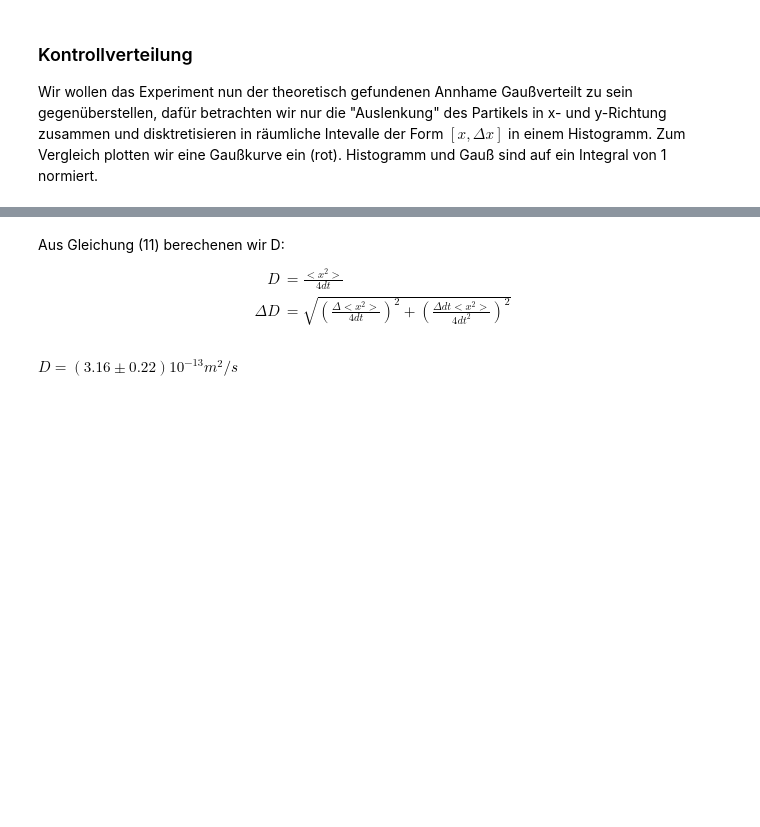
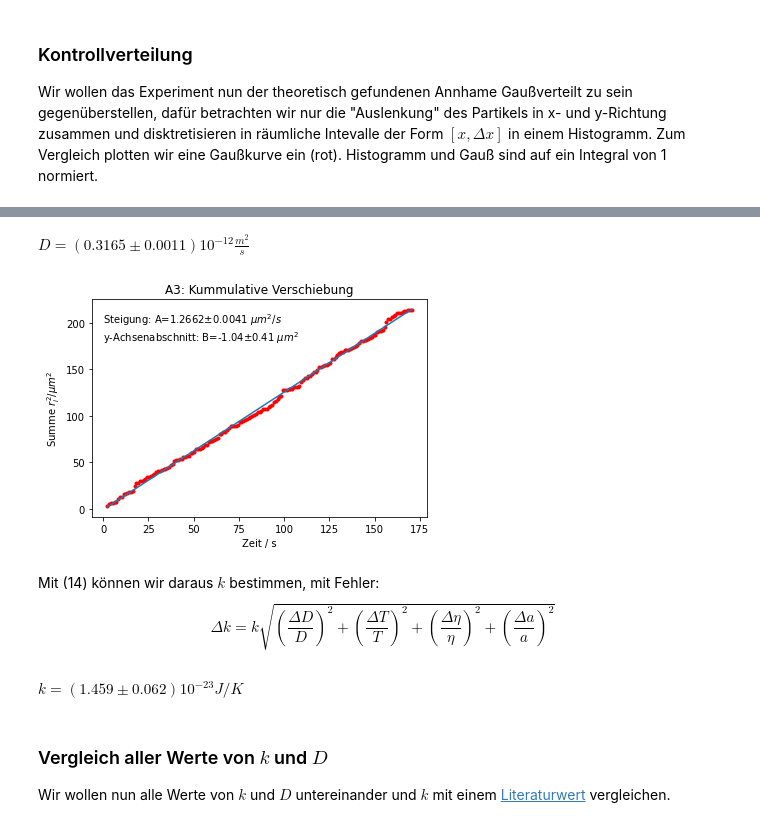
Before and after one commit to leonardscheuer/PAP2, a Jupyter notebook: 223/223.ipynb, the cells around one changed output, grey strips where cells are left out. Drawn from its saved outputs; the diff is of its cells as text; code cells hidden in the pictures; blank space fills up the shorter version.

```diff
--- a/223/223.ipynb
+++ b/223/223.ipynb
@@ -234,30 +254,42 @@ _=plt.text(-3.5,0.40,'$\sigma$={value:0.3f}'.format(value=sigma)+ '$\mu m$')
 # %%
-#Kummulative Verteilung
-
 r_kumm=np.cumsum(r_squared)
 
 from scipy.optimize import curve_fit
 def linear(x,a,b):
     return a*x+b
 
 popt, pcov=curve_fit(linear, t[:-1], r_kumm)
 
 plt.plot(t[:-1], r_kumm, marker='.', color='red', linewidth=0)
 plt.xlabel('Zeit / s')
 plt.ylabel('Summe $r_i^2 /\mu m^2$')
-plt.title('Kummulative Verschiebung')
+plt.title('A3: Kummulative Verschiebung')
 #plt.savefig('brown3.pdf', format='PDF')
-print('A=', popt[0], '±', np.sqrt(pcov[0,0]))
-print('B=', popt[1], '±', np.sqrt(pcov[1,1]))
+#print('A=', popt[0], '±', np.sqrt(pcov[0,0]))
+#print('B=', popt[1], '±', np.sqrt(pcov[1,1]))
+plt.plot(t[:-1], linear(t[:-1],*popt))
+
+_=plt.text(0,200,'Steigung: '+'A='+ str(round(popt[0],4))+ '±'+ str(round_up(np.sqrt(pcov[0,0]),4)) + ' $ \mu m^2/s $')
+
+_=plt.text(0,180,'y-Achsenabschnitt: '+'B='+ str(round(popt[1],2))+ '±'+ str(round_up(np.sqrt(pcov[1,1]),2)) + ' $\mu m^2 $')
+
+D_2=(popt[0]/4)*10**-12
+DD_2=(np.sqrt(pcov[0,0])/4)*10**-12
+outwstd("D",D_2,DD_2,-12,4," \\frac{m^2}{s}")
+# %% [output]
+$ D = ( 0.3165 \pm 0.0011 )10^{ -12 }   \frac{m^2}{s} $
+[figure, added]
-# %% [markdown]
-Aus Gleichung (11) berechenen wir D:
-    \begin{align}
-    D&=\frac{<x^2>}{4dt}\\
-    \Delta D &= \sqrt{\left (\frac{\Delta <x^2>}{4dt}\right)^2+ \left (\frac{\Delta dt <x^2>}{4 dt^2}\right)^2}
-    \end{align}
-# %%
-D = r_squared_mean/(4*dt_mean)
-DD = ((r_squared_mean_std/(4*dt_mean))**2+(r_squared_mean*dt_std/(4*dt_mean**2))**2)**0.5
-outwstd("D",D,DD,-13,2,"m^2/s")
-# %% [output]
-$D = (3.16 \pm 0.22)10^{-13 }m^2/s$
+# %% [markdown]
+Mit (14) können wir daraus $k$ bestimmen, mit Fehler:
+    \begin{equation}
+\Delta k=k \sqrt{\left(\frac{\Delta D}{D}\right)^{2}+\left(\frac{\Delta T}{T}\right)^{2}+\left(\frac{\Delta \eta}{\eta}\right)^{2}+\left(\frac{\Delta a}{a}\right)^{2}}
+\end{equation}
+# %%
+k_2= D_2*6*np.pi*eta*a/T
+Dk_2= k_2*((DD_2/D_2)**2+(Deta/eta)**2+(Da/a)**2+(DT/T)**2)**0.5
+outwstd("k",k_2,Dk_2,-23,3,"J/K")
+# %% [output]
+$ k = ( 1.459 \pm 0.062 )10^{ -23 }  J/K $
+# %% [markdown]
+### Vergleich aller Werte von $k$ und $D$
+Wir wollen nun alle Werte von $k$ und $D$ untereinander und $k$ mit einem [Literaturwert](https://de.wikipedia.org/wiki/Boltzmann-Konstante) vergleichen.
```
Also changed, not shown: parts of 16 cells of this notebook, 2 other files.
